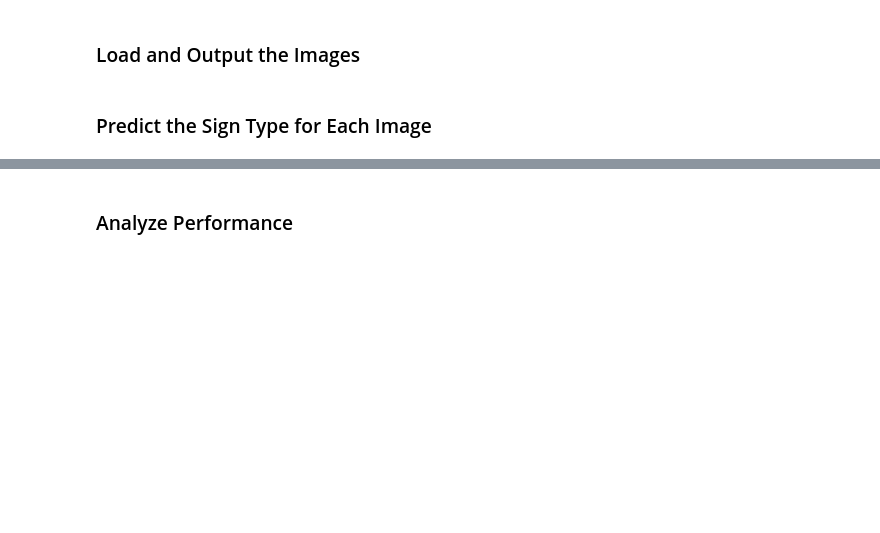
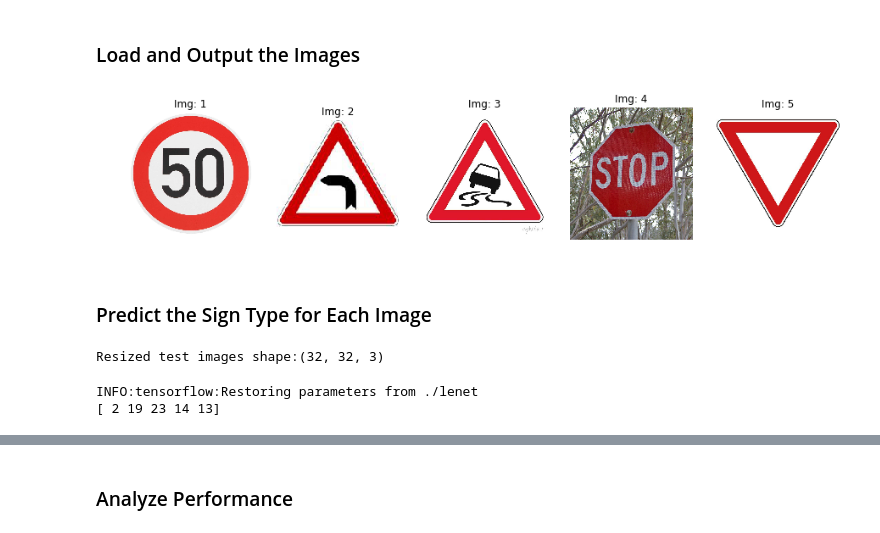
Before and after one commit to LeisAlAyoubi/LeNet5-Traffic-Sign-Classifier-Project, a Jupyter notebook: Traffic_Sign_Classifier.ipynb, the cells around one changed output, grey strips where cells are left out. Saved outputs shown, nothing was run; the diff lists cells and outputs as text; code cells hidden in the pictures; blank space fills up the shorter version.

Commit message:
trained net + final test images

```diff
--- a/Traffic_Sign_Classifier.ipynb
+++ b/Traffic_Sign_Classifier.ipynb
@@ -443,0 +486,28 @@ You may find `signnames.csv` useful as it contains mappings from the class id (i
+# %%
+### Load the images and plot them here.
+### Feel free to use as many code cells as needed.
+import glob
+traffic_sign_test_images = sorted(glob.glob('Test_Images/*'))
+
+# Visualizations will be shown in the notebook.
+%matplotlib inline
+
+# code for displaying multiple images in one figure
+# create figure
+fig = plt.figure(figsize=(15, 15))
+
+# setting values to rows and column variables
+rows = 1
+columns = 5
+
+for (path,i) in zip(traffic_sign_test_images, range(0,5)):
+    img = plt.imread(path)
+    # Adds a subplot at the 1st position
+    fig.add_subplot(rows, columns, 1 + i)
+    # showing image
+    plt.imshow(img)
+    plt.axis('off')
+    plt.title("Img: " + str(i+1))
+plt.show()
+# %% [output]
+[figure, added]
@@ -447,3 +520,23 @@ You may find `signnames.csv` useful as it contains mappings from the class id (i
 ### Run the predictions here and use the model to output the prediction for each image.
 ### Make sure to pre-process the images with the same pre-processing pipeline used earlier.
 ### Feel free to use as many code cells as needed.
+test_images = list()
+for img_path in traffic_sign_test_images:
+    img = plt.imread(img_path)
+    resized = cv2.resize(img, [32,32], interpolation = cv2.INTER_AREA)
+    test_images.append(resized)
+test_images = np.array(test_images)
+
+print("Resized test images shape:" + str(test_images[0].shape))
+# %% [output]
+Resized test images shape:(32, 32, 3)
+# %%
+prediction=tf.argmax(logits,1)
+
+with tf.Session() as sess:
+    saver.restore(sess, tf.train.latest_checkpoint('.'))
+    predictions = sess.run(prediction, feed_dict={x: preProcess(test_images), keep_prob_conv: 1.0, keep_prob_fc:1.0})
+    print (predictions)
+# %% [output]
+INFO:tensorflow:Restoring parameters from ./lenet
+[ 2 19 23 14 13]
```
Also changed, not shown: parts of 20 cells of this notebook, 8 other files.
